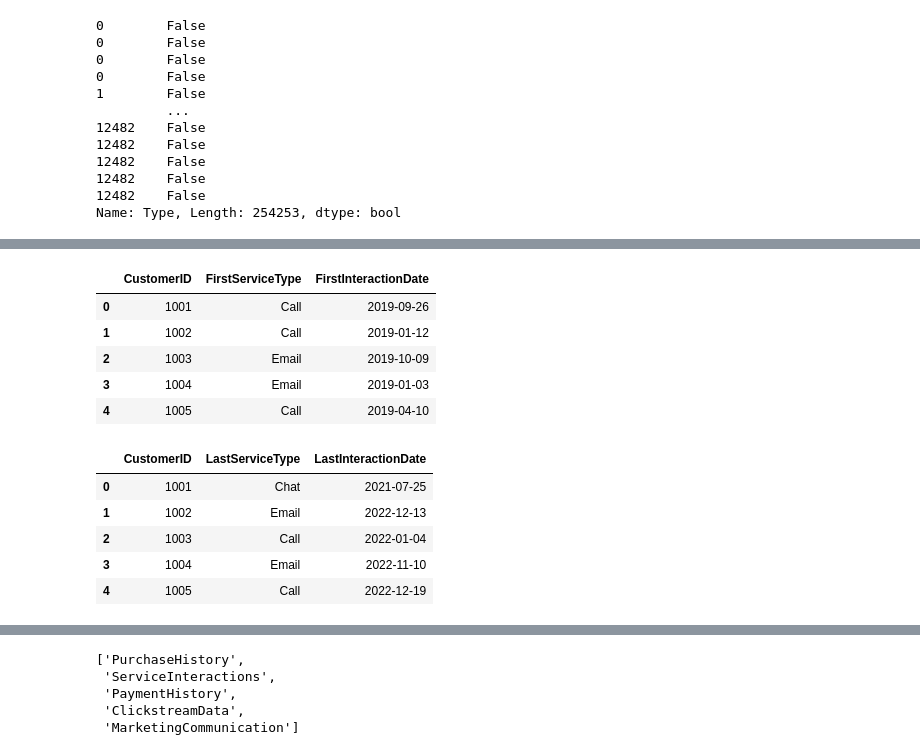
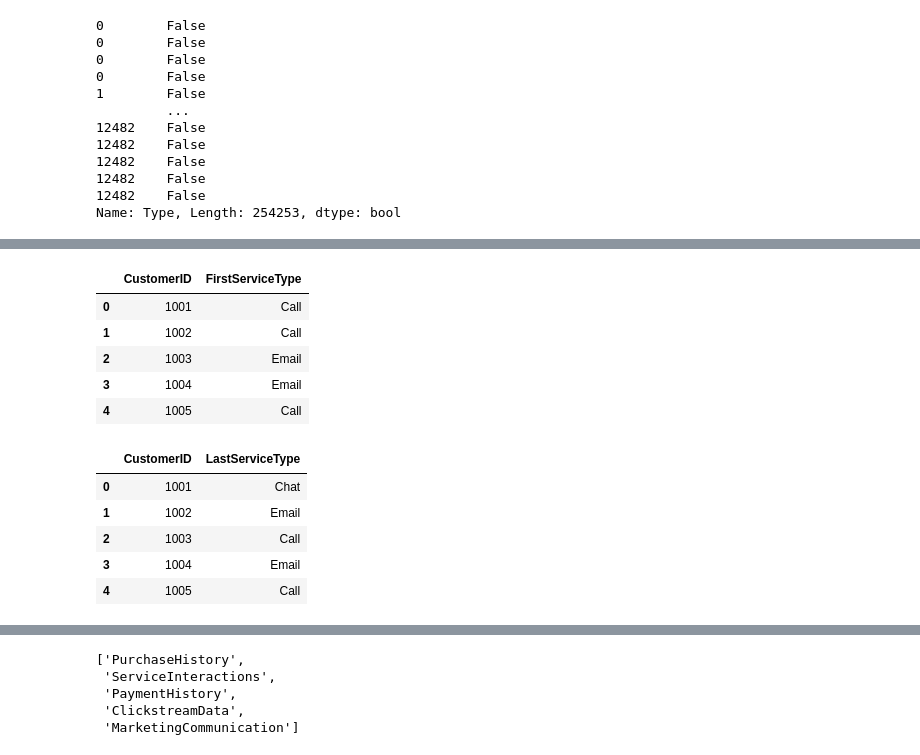
Before and after one commit to edwinaabam/Reder-Telecom-Churn-Prediction, a Jupyter notebook: DataCleaning/clean.ipynb, the cells around one changed output, grey strips where cells are left out. Cells and saved outputs as stored; diff of their text form; code cells hidden in the pictures.

```diff
--- a/DataCleaning/clean.ipynb
+++ b/DataCleaning/clean.ipynb
@@ -697,22 +712,22 @@ ServiceInteractions.head()
 # %%
 # For each customer, get the service type used on their first interaction
 first_service_type = (
     normalized_cols['ServiceInteractions']
     .sort_values(['CustomerID', 'Date'])
     .groupby('CustomerID')
     .first()
-    .reset_index()[['CustomerID', 'Type', 'Date']]
-    .rename(columns={'Type': 'FirstServiceType', 'Date': 'FirstInteractionDate'})
+    .reset_index()[['CustomerID', 'Type']]
+    .rename(columns={'Type': 'FirstServiceType'})
 )
 
 first_service_type.head()
 # %% [output]
-|  | CustomerID | FirstServiceType | FirstInteractionDate |
-| 0 | 1001 | Call | 2019-09-26 |
-| 1 | 1002 | Call | 2019-01-12 |
-| 2 | 1003 | Email | 2019-10-09 |
-| 3 | 1004 | Email | 2019-01-03 |
-| 4 | 1005 | Call | 2019-04-10 |
+|  | CustomerID | FirstServiceType |
+| 0 | 1001 | Call |
+| 1 | 1002 | Call |
+| 2 | 1003 | Email |
+| 3 | 1004 | Email |
+| 4 | 1005 | Call |
 # %%
 # For each customer, get the service type used on their last interaction
 last_service_type = (
@@ -720,17 +735,17 @@ last_service_type = (
     .sort_values(['CustomerID', 'Date'])
     .groupby('CustomerID')
     .last()
-    .reset_index()[['CustomerID', 'Type', 'Date']]
-    .rename(columns={'Type': 'LastServiceType', 'Date': 'LastInteractionDate'})
+    .reset_index()[['CustomerID', 'Type']]
+    .rename(columns={'Type': 'LastServiceType'})
 )
 
 last_service_type.head()
 # %% [output]
-|  | CustomerID | LastServiceType | LastInteractionDate |
-| 0 | 1001 | Chat | 2021-07-25 |
-| 1 | 1002 | Email | 2022-12-13 |
-| 2 | 1003 | Call | 2022-01-04 |
-| 3 | 1004 | Email | 2022-11-10 |
-| 4 | 1005 | Call | 2022-12-19 |
+|  | CustomerID | LastServiceType |
+| 0 | 1001 | Chat |
+| 1 | 1002 | Email |
+| 2 | 1003 | Call |
+| 3 | 1004 | Email |
+| 4 | 1005 | Call |
 # %%
 # Add first and last service interaction type for each customer, avoiding duplicate columns and ordering as requested
```
Also changed, not shown: parts of 40 cells of this notebook, 6 other files.
